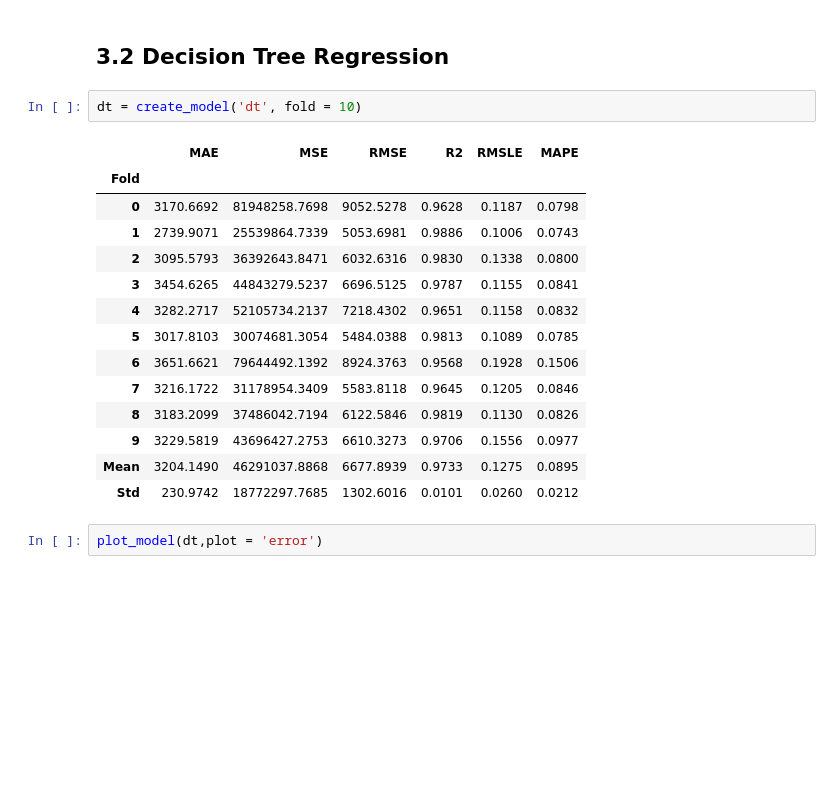
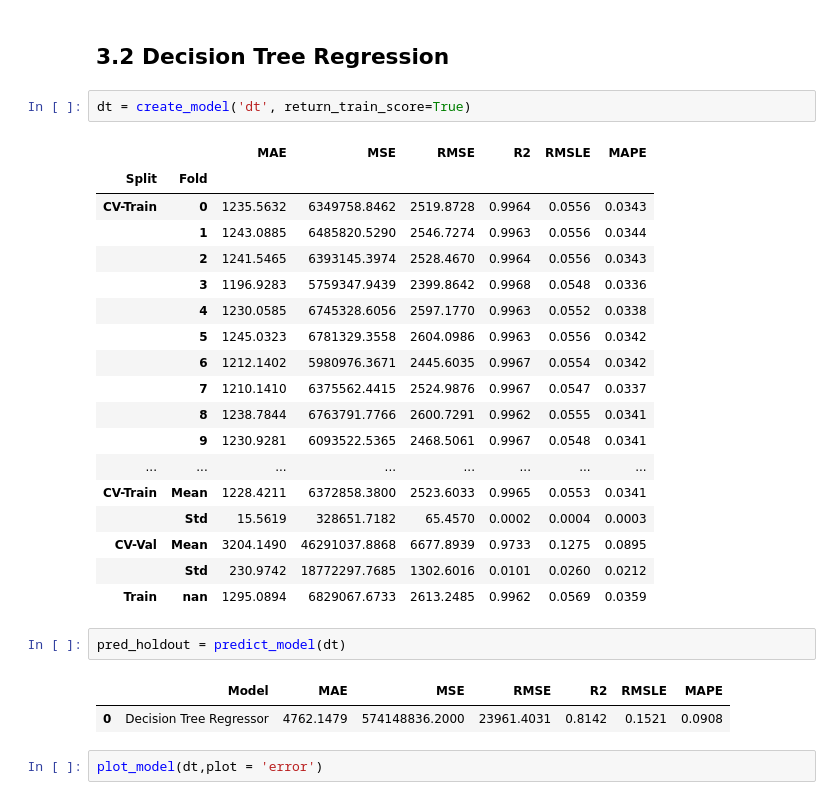
Before and after one commit to dleqhuy/Project, a Jupyter notebook: Car-Prices-Prediction/Car Prices Prediction Using Various Machine Learning Techniques.ipynb, the cells around one changed output. Drawn from its saved outputs; the diff is of its cells as text; blank space fills up the shorter version.

```diff
--- a/Car-Prices-Prediction/Car Prices Prediction Using Various Machine Learning Techniques.ipynb
+++ b/Car-Prices-Prediction/Car Prices Prediction Using Various Machine Learning Techniques.ipynb
@@ -378,22 +375,31 @@ plot_model(lr,plot = 'error')
 # %% [markdown]
 ## 3.2 Decision Tree Regression
 # %%
-dt = create_model('dt', fold = 10)
+dt = create_model('dt', return_train_score=True)
 # %% [output]
-|  | MAE | MSE | RMSE | R2 | RMSLE | MAPE |
-| Fold |  |  |  |  |  |  |
-| 0 | 3170.6692 | 81948258.7698 | 9052.5278 | 0.9628 | 0.1187 | 0.0798 |
-| 1 | 2739.9071 | 25539864.7339 | 5053.6981 | 0.9886 | 0.1006 | 0.0743 |
-| 2 | 3095.5793 | 36392643.8471 | 6032.6316 | 0.9830 | 0.1338 | 0.0800 |
-| 3 | 3454.6265 | 44843279.5237 | 6696.5125 | 0.9787 | 0.1155 | 0.0841 |
-| 4 | 3282.2717 | 52105734.2137 | 7218.4302 | 0.9651 | 0.1158 | 0.0832 |
-| 5 | 3017.8103 | 30074681.3054 | 5484.0388 | 0.9813 | 0.1089 | 0.0785 |
-| 6 | 3651.6621 | 79644492.1392 | 8924.3763 | 0.9568 | 0.1928 | 0.1506 |
-| 7 | 3216.1722 | 31178954.3409 | 5583.8118 | 0.9645 | 0.1205 | 0.0846 |
-| 8 | 3183.2099 | 37486042.7194 | 6122.5846 | 0.9819 | 0.1130 | 0.0826 |
-| 9 | 3229.5819 | 43696427.2753 | 6610.3273 | 0.9706 | 0.1556 | 0.0977 |
-| Mean | 3204.1490 | 46291037.8868 | 6677.8939 | 0.9733 | 0.1275 | 0.0895 |
-| Std | 230.9742 | 18772297.7685 | 1302.6016 | 0.0101 | 0.0260 | 0.0212 |
+|  |  | MAE | MSE | RMSE | R2 | RMSLE | MAPE |
+| Split | Fold |  |  |  |  |  |  |
+| CV-Train | 0 | 1235.5632 | 6349758.8462 | 2519.8728 | 0.9964 | 0.0556 | 0.0343 |
+|  | 1 | 1243.0885 | 6485820.5290 | 2546.7274 | 0.9963 | 0.0556 | 0.0344 |
+|  | 2 | 1241.5465 | 6393145.3974 | 2528.4670 | 0.9964 | 0.0556 | 0.0343 |
+|  | 3 | 1196.9283 | 5759347.9439 | 2399.8642 | 0.9968 | 0.0548 | 0.0336 |
+|  | 4 | 1230.0585 | 6745328.6056 | 2597.1770 | 0.9963 | 0.0552 | 0.0338 |
+|  | 5 | 1245.0323 | 6781329.3558 | 2604.0986 | 0.9963 | 0.0556 | 0.0342 |
+|  | 6 | 1212.1402 | 5980976.3671 | 2445.6035 | 0.9967 | 0.0554 | 0.0342 |
+|  | 7 | 1210.1410 | 6375562.4415 | 2524.9876 | 0.9967 | 0.0547 | 0.0337 |
+|  | 8 | 1238.7844 | 6763791.7766 | 2600.7291 | 0.9962 | 0.0555 | 0.0341 |
+|  | 9 | 1230.9281 | 6093522.5365 | 2468.5061 | 0.9967 | 0.0548 | 0.0341 |
+| ... | ... | ... | ... | ... | ... | ... | ... |
+| CV-Train | Mean | 1228.4211 | 6372858.3800 | 2523.6033 | 0.9965 | 0.0553 | 0.0341 |
+|  | Std | 15.5619 | 328651.7182 | 65.4570 | 0.0002 | 0.0004 | 0.0003 |
+| CV-Val | Mean | 3204.1490 | 46291037.8868 | 6677.8939 | 0.9733 | 0.1275 | 0.0895 |
+|  | Std | 230.9742 | 18772297.7685 | 1302.6016 | 0.0101 | 0.0260 | 0.0212 |
+| Train | nan | 1295.0894 | 6829067.6733 | 2613.2485 | 0.9962 | 0.0569 | 0.0359 |
+# %%
+pred_holdout = predict_model(dt)
+# %% [output]
+|  | Model | MAE | MSE | RMSE | R2 | RMSLE | MAPE |
+| 0 | Decision Tree Regressor | 4762.1479 | 574148836.2000 | 23961.4031 | 0.8142 | 0.1521 | 0.0908 |
 # %%
 plot_model(dt,plot = 'error')
 # %% [output]
```
Also changed, not shown: parts of 15 cells of this notebook, 2 other files.
